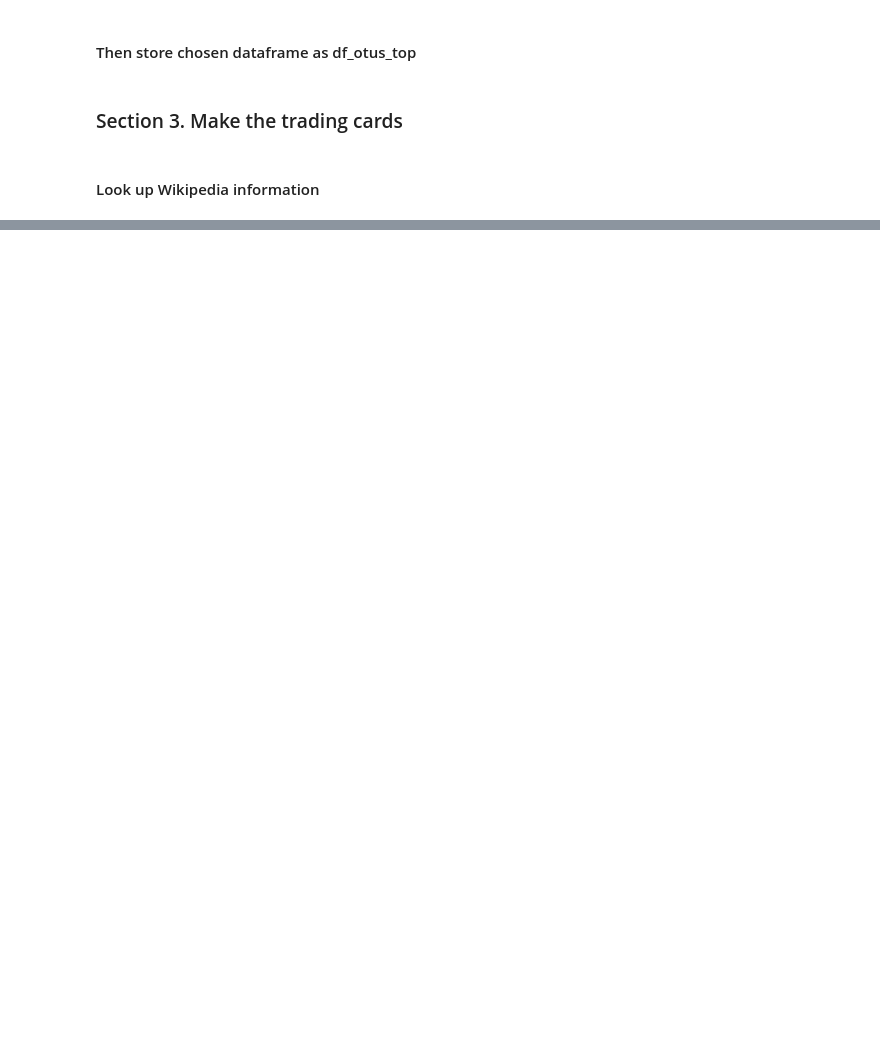
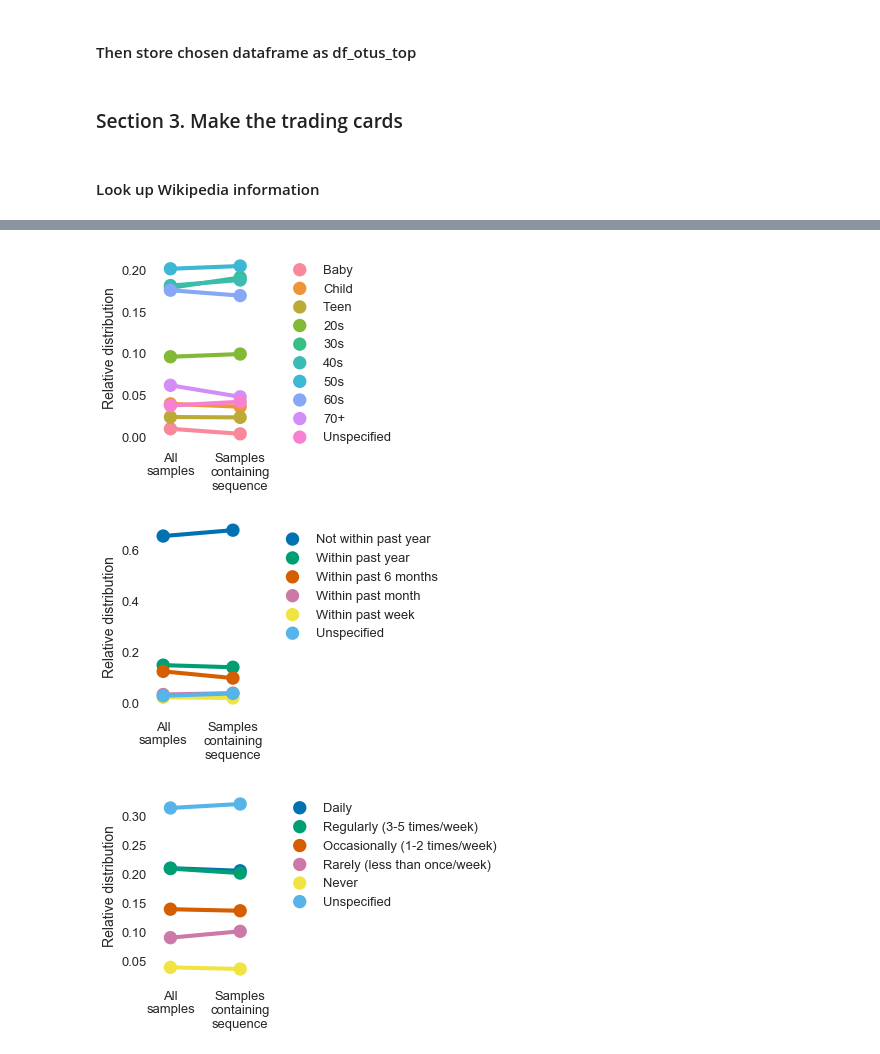
Before and after one commit to knightlab-analyses/american-gut-analyses, a Jupyter notebook: ipynb/trading-cards/trading_cards_2_macros_figures.ipynb, the cells around one changed output, grey strips where cells are left out. Drawn from its saved outputs; the diff is of its cells as text; code cells hidden in the pictures; blank space fills up the shorter version.

Commit message:
updated code for 4 example cards for AG paper

```diff
--- a/ipynb/trading-cards/trading_cards_2_macros_figures.ipynb
+++ b/ipynb/trading-cards/trading_cards_2_macros_figures.ipynb
@@ -127,3 +160,13 @@ df_pls['PLS1_abs'] = [abs(x) for x in df_pls['PLS1']]
+# %%
+# pls balances from paper (new column for absolute value of PLS1)
+df_pls_farmer = pd.read_excel(path_pls_bal, sheetname='Remote farmer')
+df_pls_farmer['PLS1_abs'] = [abs(x) for x in df_pls_farmer['PLS1']]
+df_pls_hunter = pd.read_excel(path_pls_bal, sheetname='Hunter gatherer')
+df_pls_hunter['PLS1_abs'] = [abs(x) for x in df_pls_hunter['PLS1']]
+df_pls_country = pd.read_excel(path_pls_bal, sheetname='Country')
+df_pls_country['PLS1_abs'] = [abs(x) for x in df_pls_country['PLS1']]
+df_pls_plants = pd.read_excel(path_pls_bal, sheetname='Plants')
+df_pls_plants['PLS1_abs'] = [abs(x) for x in df_pls_plants['PLS1']]
 # %% [markdown]
 ### Section 2: Make the OTU lists
 # %% [markdown]
@@ -172,5 +214,13 @@ pls_seqs = list(df_pls.sort_values(by='PLS1_abs', ascending=False).head(10)['sOT
+# %%
+pls_seqs_farmer = list(df_pls_farmer.sort_values(by='PLS1_abs', ascending=False).head(10)['sOTU'].values)
+pls_seqs_hunter = list(df_pls_hunter.sort_values(by='PLS1_abs', ascending=False).head(10)['sOTU'].values)
+pls_seqs_country = list(df_pls_country.sort_values(by='PLS1_abs', ascending=False).head(10)['sOTU'].values)
+pls_seqs_plants = list(df_pls_plants.sort_values(by='PLS1_abs', ascending=False).head(10)['sOTU'].values)
+# %%
+pls_seqs = pls_seqs_farmer + pls_seqs_hunter + pls_seqs_country + pls_seqs_plants
 # %%
 df_otus_pls = df_otus[pd.Series([seq[:100] for seq in df_otus['sequence']]).isin(pls_seqs)]
+df_otus_pls = df_otus_pls[df_otus_pls.num_samples >= 100]
 # %% [markdown]
 #### Then store chosen dataframe as df_otus_top
 # %%
@@ -230,7 +285,6 @@ for index, row in df_otus_top.iterrows():
     wiki_entry = re.sub(r'\$', r'\\$', wiki_entry)
     wiki_entry = re.sub(u'\u201D', r"''", wiki_entry) # need to replace unicode backward double quote
     title = row['title']
-    #title = sequence
     prevalencePercent = row['num_samples_frac'] * 100
     prevalenceRank = str(row['num_samples_rank'])
     abundancePercent = row['total_obs_frac'] * 100
@@ -269,55 +323,76 @@ for index, row in df_otus_top.iterrows():
             target.write(wiki_entry)
         else:
             wiki_sentences = wiki_entry.split('. ')
-            if len('. '.join(wiki_sentences[:-1])) < wiki_max_length:
-                target.write('. '.join(wiki_sentences[:-1]))
-                target.write('.')
-            elif len('. '.join(wiki_sentences[:-2])) < wiki_max_length:
-                target.write('. '.join(wiki_sentences[:-2]))
-                target.write('.')
-            elif len('. '.join(wiki_sentences[:-3])) < wiki_max_length:
-                target.write('. '.join(wiki_sentences[:-3]))
-                target.write('.')
-            elif len('. '.join(wiki_sentences[:-4])) < wiki_max_length:
-                target.write('. '.join(wiki_sentences[:-4]))
-                target.write('.')
-            elif len('. '.join(wiki_sentences[:-5])) < wiki_max_length:
-                target.write('. '.join(wiki_sentences[:-5]))
-                target.write('.')
-            else:
+            num_drop_sentences = -1
+            while len('. '.join(wiki_sentences[:num_drop_sentences])) > wiki_max_length:
+                num_drop_sentences = num_drop_sentences - 1
+            target.write('. '.join(wiki_sentences[:num_drop_sentences]))
+            target.write('.')
+            if len('. '.join(wiki_sentences[:num_drop_sentences])) == 0:
                 target.write(wiki_entry[:wiki_max_length])
                 target.write('...')
         target.write('}\n')
         # PREVALENCE
         target.write(r'\def\prevalencePercent{')
         target.write('{:0.2f}'.format(prevalencePercent))
         target.write('}\n')
         target.write(r'\def\prevalenceRank{')
         target.write(prevalenceRank)
         target.write('}\n')
         # ABUNDANCE
         target.write(r'\def\abundancePercent{')
-        target.write('{:0.3f}'.format(abundancePercent))
+        target.write('{:0.4f}'.format(abundancePercent))
         target.write('}\n')
         target.write(r'\def\abundanceRank{')
         target.write(abundanceRank)
         target.write('}\n')
         # METHODS/MISC
         target.write(r'\def\numOTUs{')
         target.write(numOTUs)
         target.write('}\n')
         target.write(r'\def\trimLength{')
         target.write(trimLength)
         target.write('}\n')
         target.write(r'\def\numSamples{')
         target.write(numSamples)
         target.write('}\n')
         target.write(r'\def\rarefactionDepth{')
         target.write(rarefactionDepth)
         target.write('}\n')
 
     # POINT PLOT OF PRESENCE/ABSENCE
-    for category in ['age_cat', 'antibiotic_history', 'fruit_frequency', 'types_of_plants']:
+    for category in ['age_cat', 'antibiotic_history', 'fruit_frequency', 'prepared_meals_frequency', 'types_of_plants']:
 
-        figpath = '%s/%s.pdf' % (new_directory, category)
-        make_point_plot(row, df_map, category, figpath)
+        figpath = '%s/point_%s.pdf' % (new_directory, category)
+        make_point_plot(row, df_map, category, figpath, dict_title, dict_order)
+
+    # KDE PLOT OF DISTRIBUTION
+    for category in ['age_years', 'latitude', 'longitude']:
+
+        # get category values of 1- samples OTU is found in and 2- all samples
+        cat_values = pd.Series([drop_non_numeric(i) for i in df_map.loc[row['list_samples'].split(',')][category]])
+        cat_values.dropna(inplace=True)
+        all_cat_values = pd.Series([drop_non_numeric(i) for i in df_map[category]])
+        all_cat_values.dropna(inplace=True)
+        # draw dist plots
+        fig, axes = plt.subplots(nrows=1, ncols=1, figsize=(2.5, 2.5))
+        sns.despine(left=True)
+        sns.distplot(all_cat_values, hist=False, rug=False, kde=True, color='0.8', label='All\nsamples')
+        sns.distplot(cat_values, hist=False, rug=False, kde=True, color='r', label='Samples\ncontaining\nsequence')
+        #plt.title(dict_title[category], fontsize=18)
+        if (category == 'longitude') | (category == 'latitude'):
+            plt.xticks([-180, 0, 180])
+        plt.xlabel(dict_label[category])
+        plt.ylabel('Relative distribution')
+        plt.legend(bbox_to_anchor=(1,1)) # title=category
+        figpath = '%s/kde_%s.pdf' % (new_directory, category)
+        plt.savefig(figpath, bbox_inches='tight', transparent=True)
+
+    # GOOGLE TRENDS
+    popularity([trends_standard, title])
+    figpath = '%s/trends.pdf' % (new_directory)
+    plt.savefig(figpath, bbox_inches='tight', transparent=True)
+# %% [output]
+[figure, added]
+[figure, added]
+[figure, added]
```
Also changed, not shown: parts of 19 cells of this notebook, 58 other files.
